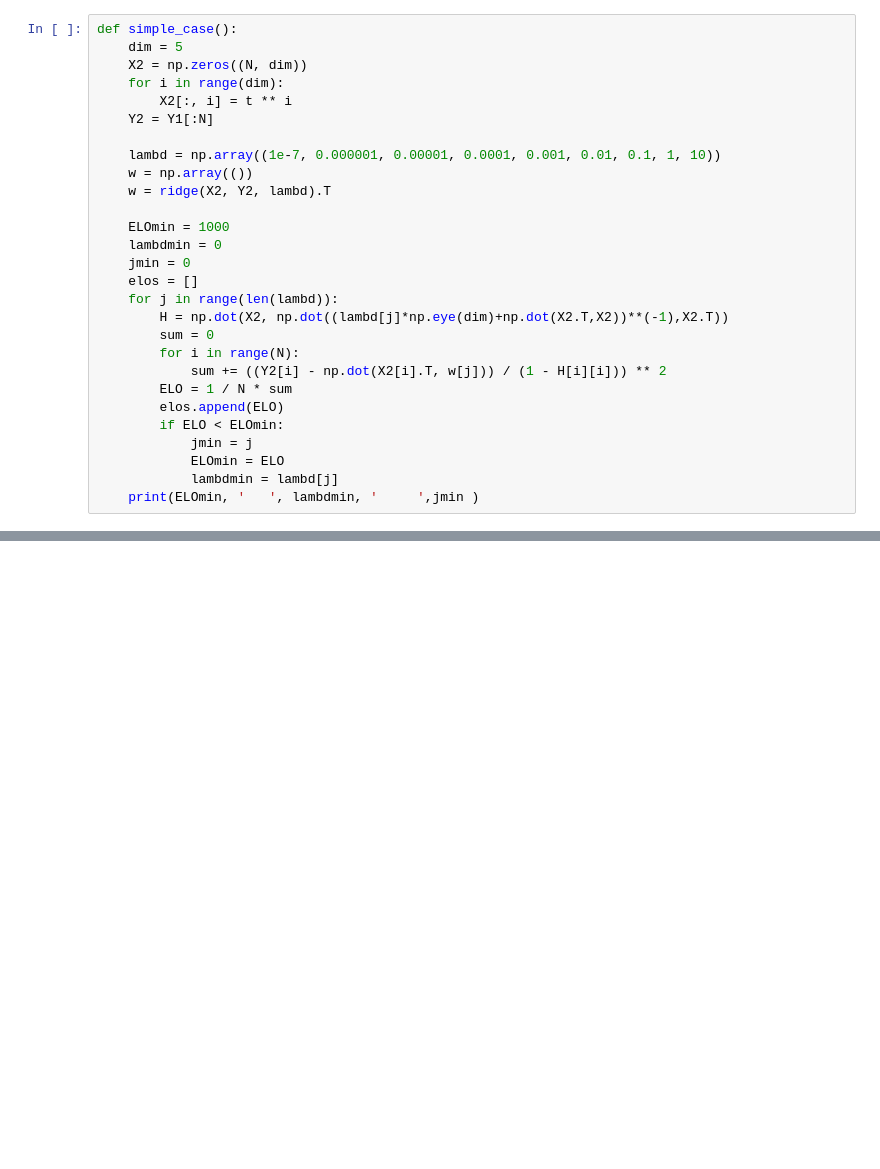
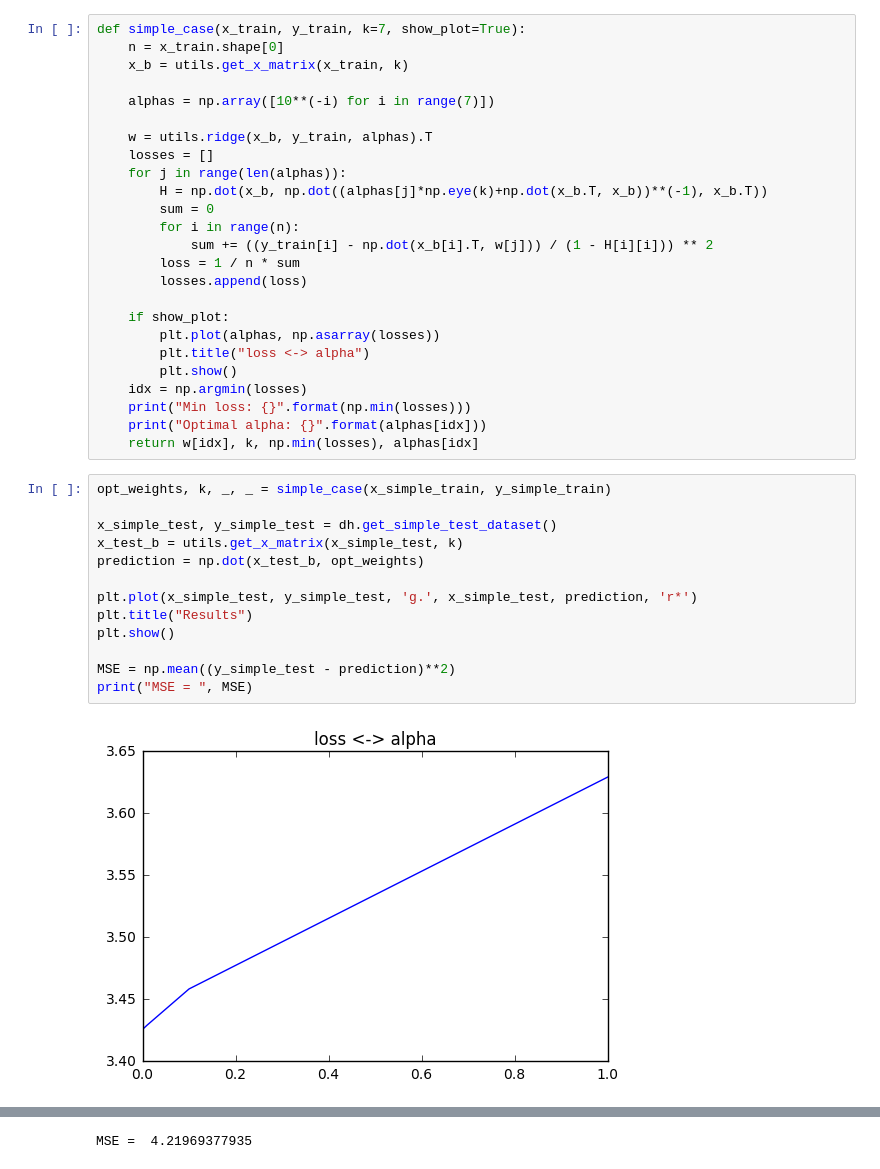
Before and after one commit to Ananaskelly/data_analysis_course_hw, a Jupyter notebook: task_1/main.ipynb, the cells around one changed output, grey strips where cells are left out. Cells and saved outputs as stored; diff of their text form; blank space fills up the shorter version.

```diff
--- a/task_1/main.ipynb
+++ b/task_1/main.ipynb
@@ -15,28 +19,40 @@ x_simple_train, y_simple_train = dh.get_simple_train_dataset()
-# %%
-def simple_case():
-    dim = 5
-    X2 = np.zeros((N, dim))
-    for i in range(dim):
-        X2[:, i] = t ** i
-    Y2 = Y1[:N]
-
-    lambd = np.array((1e-7, 0.000001, 0.00001, 0.0001, 0.001, 0.01, 0.1, 1, 10))
-    w = np.array(())
-    w = ridge(X2, Y2, lambd).T
-
-    ELOmin = 1000
-    lambdmin = 0
-    jmin = 0
-    elos = []
-    for j in range(len(lambd)):
-        H = np.dot(X2, np.dot((lambd[j]*np.eye(dim)+np.dot(X2.T,X2))**(-1),X2.T))
-        sum = 0
-        for i in range(N):
-            sum += ((Y2[i] - np.dot(X2[i].T, w[j])) / (1 - H[i][i])) ** 2
-        ELO = 1 / N * sum
-        elos.append(ELO)
-        if ELO < ELOmin:
-            jmin = j
-            ELOmin = ELO
-            lambdmin = lambd[j]
-    print(ELOmin, '   ', lambdmin, '     ',jmin )
+# %%
+def simple_case(x_train, y_train, k=7, show_plot=True):
+    n = x_train.shape[0]
+    x_b = utils.get_x_matrix(x_train, k)
+
+    alphas = np.array([10**(-i) for i in range(7)])
+
+    w = utils.ridge(x_b, y_train, alphas).T
+    losses = []
+    for j in range(len(alphas)):
+        H = np.dot(x_b, np.dot((alphas[j]*np.eye(k)+np.dot(x_b.T, x_b))**(-1), x_b.T))
+        sum = 0
+        for i in range(n):
+            sum += ((y_train[i] - np.dot(x_b[i].T, w[j])) / (1 - H[i][i])) ** 2
+        loss = 1 / n * sum
+        losses.append(loss)
+
+    if show_plot:
+        plt.plot(alphas, np.asarray(losses))
+        plt.title("loss <-> alpha")
+        plt.show()
+    idx = np.argmin(losses)
+    print("Min loss: {}".format(np.min(losses)))
+    print("Optimal alpha: {}".format(alphas[idx]))
+    return w[idx], k, np.min(losses), alphas[idx]
+# %%
+opt_weights, k, _, _ = simple_case(x_simple_train, y_simple_train)
+
+x_simple_test, y_simple_test = dh.get_simple_test_dataset()
+x_test_b = utils.get_x_matrix(x_simple_test, k)
+prediction = np.dot(x_test_b, opt_weights)
+
+plt.plot(x_simple_test, y_simple_test, 'g.', x_simple_test, prediction, 'r*')
+plt.title("Results")
+plt.show()
+
+MSE = np.mean((y_simple_test - prediction)**2)
+print("MSE = ", MSE)
+# %% [output]
+[figure, added]
@@ -42,0 +62 @@ def simple_case():
+MSE =  4.21969377935
```
Also changed, not shown: parts of 8 cells of this notebook, 2 other files.
